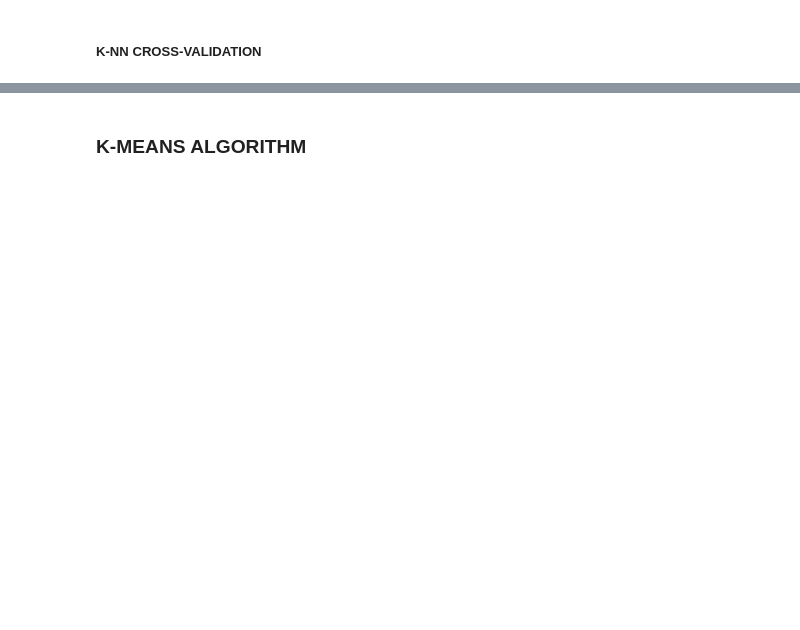
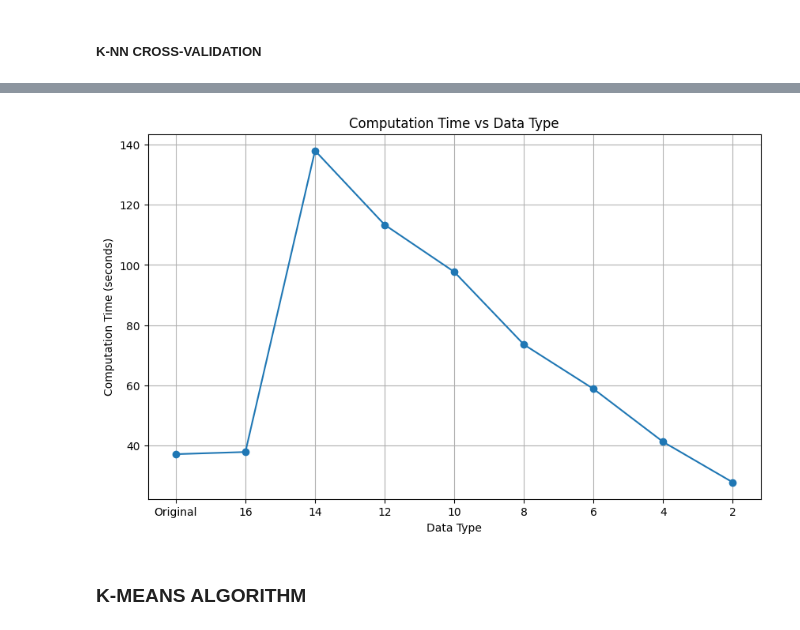
Before and after one commit to mrterminal-git/comp7703-project, a Jupyter notebook: project.ipynb, the cells around one changed output, grey strips where cells are left out. Drawn from its saved outputs; the diff is of its cells as text; code cells hidden in the pictures; blank space fills up the shorter version.

```diff
--- a/project.ipynb
+++ b/project.ipynb
@@ -484,3 +605,34 @@ plt.show()
+# %%
+# Measure time for original data
+start_time_original = time.time()
+for n in n_neighbors_list:
+    try:
+        accuracy, loss, knn = run_knn_from_split(
+            X_train_scaled,
+            X_test_scaled,
+            y_train_encoded,
+            y_test_encoded,
+            n_neighbors=n,
+            class_names=class_names,
+            label_name=label_of_interest
+        )
+    except ValueError as e:
+        print(f"Original data - n_neighbors={n}: Error - {e}")
+original_time = time.time() - start_time_original
+
+# Append to computation times
+computation_times[33] = original_time
+
+# Graph all the computation times
+plt.figure(figsize=(10, 6))
+plt.plot(['Original'] + dimensions, [original_time] + times, marker='o')
+plt.xlabel('Data Type')
+plt.ylabel('Computation Time (seconds)')
+plt.title('Computation Time vs Data Type')
+plt.grid(True)
+plt.show()
+# %% [output]
+[figure, added]
 # %% [markdown]
 ### K-MEANS ALGORITHM
 # %%
```
Also changed, not shown: parts of 20 cells of this notebook, 11 other files.
